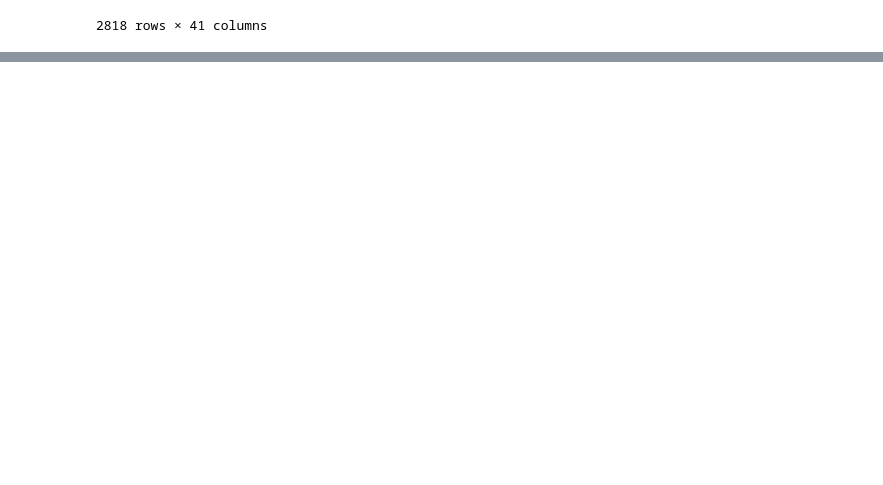
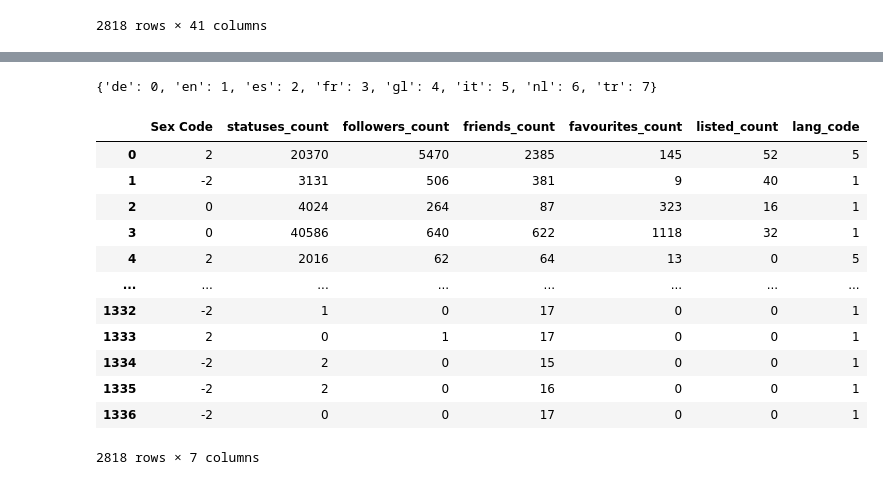
Before and after one commit to LuluW8071/Twitter-Fake-Profile-Detection, a Jupyter notebook: model/model.ipynb, the cells around one changed output, grey strips where cells are left out. Saved outputs shown, nothing was run; the diff lists cells and outputs as text; code cells hidden in the pictures; blank space fills up the shorter version.

```diff
--- a/model/model.ipynb
+++ b/model/model.ipynb
@@ -69,0 +167,34 @@ df.sample(5)
+# %%
+# Create a mapping of unique 'lang' values to codes
+lang_list = list(enumerate(np.unique(X['lang'])))
+lang_dict = {name: i for i, name in lang_list}
+
+lang_dict
+# %% [output]
+{'de': 0, 'en': 1, 'es': 2, 'fr': 3, 'gl': 4, 'it': 5, 'nl': 6, 'tr': 7}
+# %%
+# Map 'lang' values to 'lang_code' and convert to integers
+X['lang_code'] = X['lang'].map(lambda lang: lang_dict[lang]).astype(int)
+
+# Feature Extraction from columns
+feature_columns_to_use = ['Sex Code','statuses_count','followers_count','friends_count','favourites_count','listed_count','lang_code']
+
+# Create a new DataFrame with selected feature columns
+X = X[feature_columns_to_use]
+# %%
+x = X
+x
+# %% [output]
+|  | Sex Code | statuses_count | followers_count | friends_count | favourites_count | listed_count | lang_code |
+| 0 | 2 | 20370 | 5470 | 2385 | 145 | 52 | 5 |
+| 1 | -2 | 3131 | 506 | 381 | 9 | 40 | 1 |
+| 2 | 0 | 4024 | 264 | 87 | 323 | 16 | 1 |
+| 3 | 0 | 40586 | 640 | 622 | 1118 | 32 | 1 |
+| 4 | 2 | 2016 | 62 | 64 | 13 | 0 | 5 |
+| ... | ... | ... | ... | ... | ... | ... | ... |
+| 1332 | -2 | 1 | 0 | 17 | 0 | 0 | 1 |
+| 1333 | 2 | 0 | 1 | 17 | 0 | 0 | 1 |
+| 1334 | -2 | 2 | 0 | 15 | 0 | 0 | 1 |
+| 1335 | -2 | 2 | 0 | 16 | 0 | 0 | 1 |
+| 1336 | -2 | 0 | 0 | 17 | 0 | 0 | 1 |
+2818 rows × 7 columns
```
Also changed, not shown: parts of 10 cells of this notebook.
